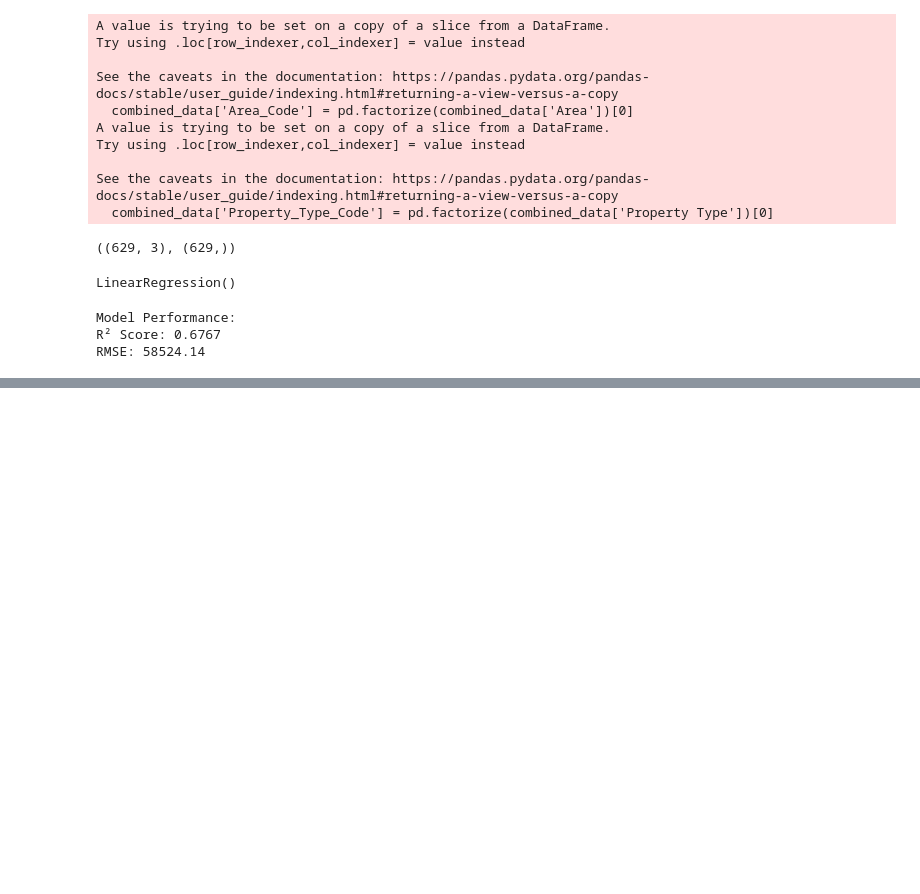
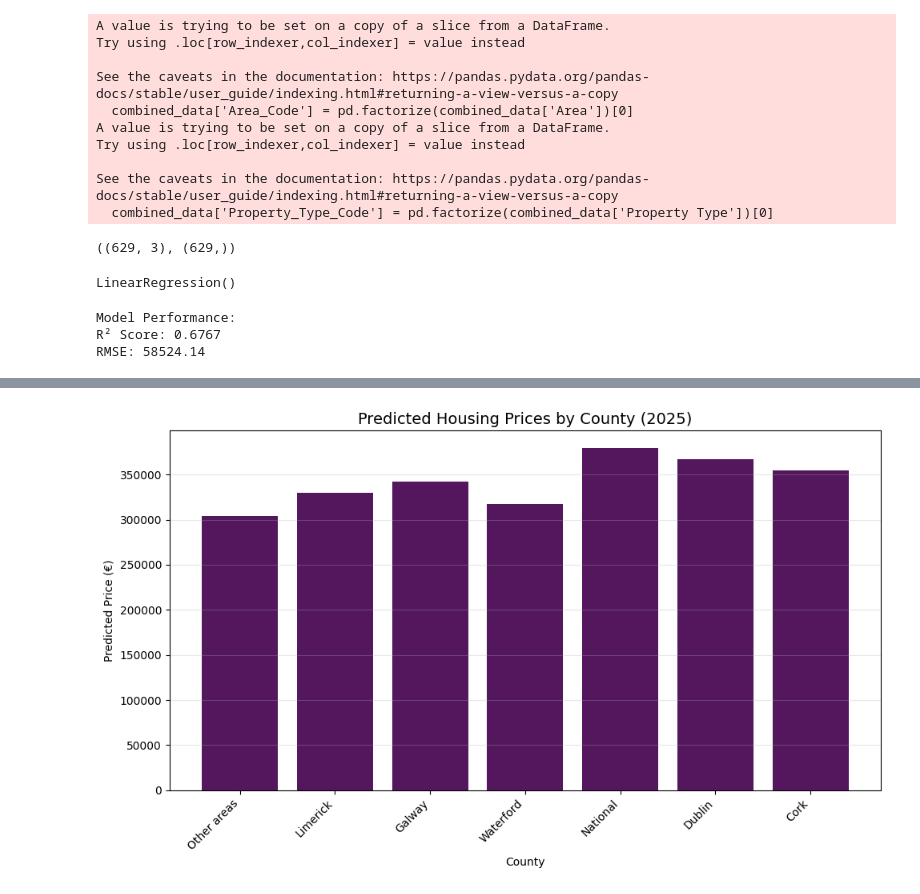
Before and after one commit to babiweltson/strategicthinkingCA3, a Jupyter notebook: CA3StrategicThinking.ipynb, the cells around one changed output, grey strips where cells are left out. Saved outputs shown, nothing was run; the diff lists cells and outputs as text; code cells hidden in the pictures; blank space fills up the shorter version.

Commit message:
Adding data visualization for predictions

```diff
--- a/CA3StrategicThinking.ipynb
+++ b/CA3StrategicThinking.ipynb
@@ -368,0 +380,17 @@ Neural Network: -0.0104
+# %%
+area_names = {}
+for county, code in zip(combined_data['Area'], combined_data['Area_Code']):
+   area_names[code] = county
+
+print("Housing prices by county:")
+for area_code in X_test['Area_Code'].unique():
+   county = area_names.get(area_code, f"Area {area_code}")
+   print(f"\n{county}:")
+   for year in range(2022, 2027):
+       future_data = pd.DataFrame({
+           'Year': [year],
+           'Area_Code': [area_code],
+           'Property_Type_Code': [X_test['Property_Type_Code'].mean()]
+       })
+       prediction = model.predict(future_data)[0]
+       print(f"Year {year}: €{prediction:.2f}")
@@ -368,0 +415,27 @@ Neural Network: -0.0104
+# %%
+plt.figure(figsize=(10, 6))
+counties = []
+values_2022 = []
+
+for area_code in X_test['Area_Code'].unique():
+    county = area_names.get(area_code, f"Area {area_code}")
+    counties.append(county)
+
+    future_data = pd.DataFrame({
+        'Year': [2025],
+        'Area_Code': [area_code],
+        'Property_Type_Code': [X_test['Property_Type_Code'].mean()]
+    })
+    prediction = model.predict(future_data)[0]
+    values_2022.append(prediction)
+
+plt.bar(counties, values_2022, color='#54175e')
+plt.title('Predicted Housing Prices by County (2025)', fontsize=14)
+plt.xlabel('County')
+plt.ylabel('Predicted Price (€)')
+plt.xticks(rotation=45, ha='right')
+plt.grid(axis='y', alpha=0.3)
+plt.tight_layout()
+plt.show()
+# %% [output]
+[figure, added]
```
Also changed, not shown: parts of 9 cells of this notebook.
